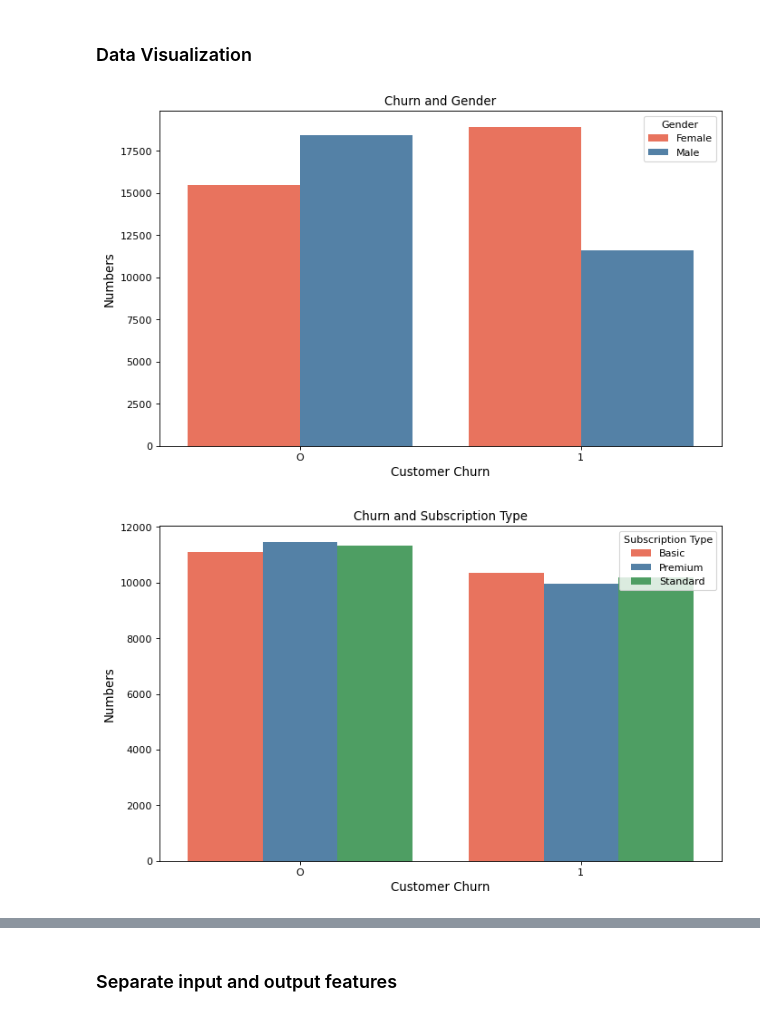
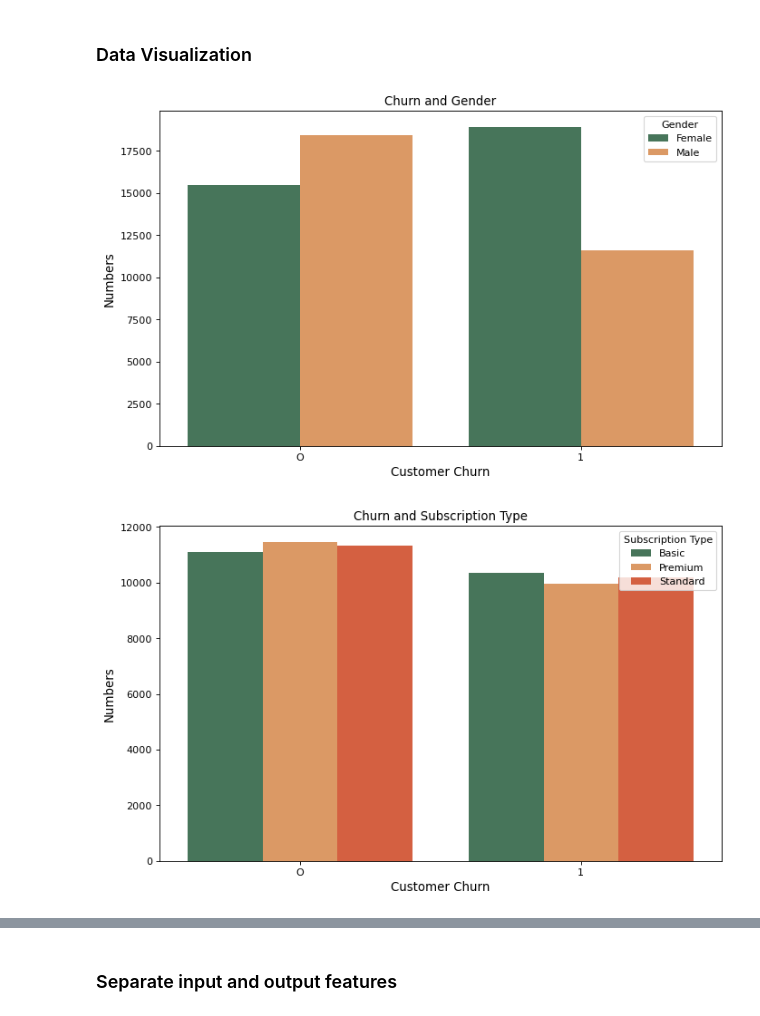
Before and after one commit to Torresypther/MIDTERM, a Jupyter notebook: churn_prediction.ipynb, the cells around one changed output, grey strips where cells are left out. Drawn from its saved outputs; the diff is of its cells as text; code cells hidden in the pictures.

Commit message:
update decision tree model with improved data visualization

```diff
--- a/churn_prediction.ipynb
+++ b/churn_prediction.ipynb
@@ -60,28 +60,28 @@ fig, ax = plt.subplots(figsize=(10, 6), dpi=80)
 grouped_data['Churn'] = grouped_data['Churn'].replace({0: 'O', 1: '1'})
 grouped_data['Gender'] = grouped_data['Gender'].replace({0: 'Male', 1: 'Female'})
 
-sns.barplot(x='Churn', y='Counts', hue='Gender', data=grouped_data, palette=['#FF6347', '#4682B4'])
+sns.barplot(x='Churn', y='Counts', hue='Gender', data=grouped_data, palette=['#3F7D58', '#EF9651'])
 ax.set_title('Churn and Gender')
 ax.set_ylabel('Numbers', size=12)
 ax.set_xlabel('Customer Churn', size=12)
 plt.show()
 # %% [output]
-[figure, old version]
+[figure, new version]
 # %%
 data = n_data[['Churn', 'Subscription Type']]
 grouped_data = data.groupby(['Churn', 'Subscription Type']).size().reset_index(name='Counts')
 
 fig, ax = plt.subplots(figsize=(10, 6), dpi=80)
 grouped_data['Churn'] = grouped_data['Churn'].replace({0: 'O', 1: '1'})
 grouped_data['Subscription Type'] = grouped_data['Subscription Type'].replace({0: 'Basic', 1: 'Standard', 2: 'Premium'})
 
-sns.barplot(x='Churn', y='Counts', hue='Subscription Type', data=grouped_data, palette=['#FF6347', '#4682B4', '#41ab5d'])
+sns.barplot(x='Churn', y='Counts', hue='Subscription Type', data=grouped_data, palette=['#3F7D58', '#EF9651', '#EC5228'])
 ax.set_title('Churn and Subscription Type')
 ax.set_ylabel('Numbers', size=12)
 ax.set_xlabel('Customer Churn', size=12)
 plt.show()
 # %% [output]
-[figure, old version]
+[figure, new version]
 # %%
 data = n_data[['Churn', 'Contract Length']]
 grouped_data = data.groupby(['Churn', 'Contract Length']).size().reset_index(name='Counts')
```
Also changed, not shown: parts of 2 cells of this notebook, 1 other file.
